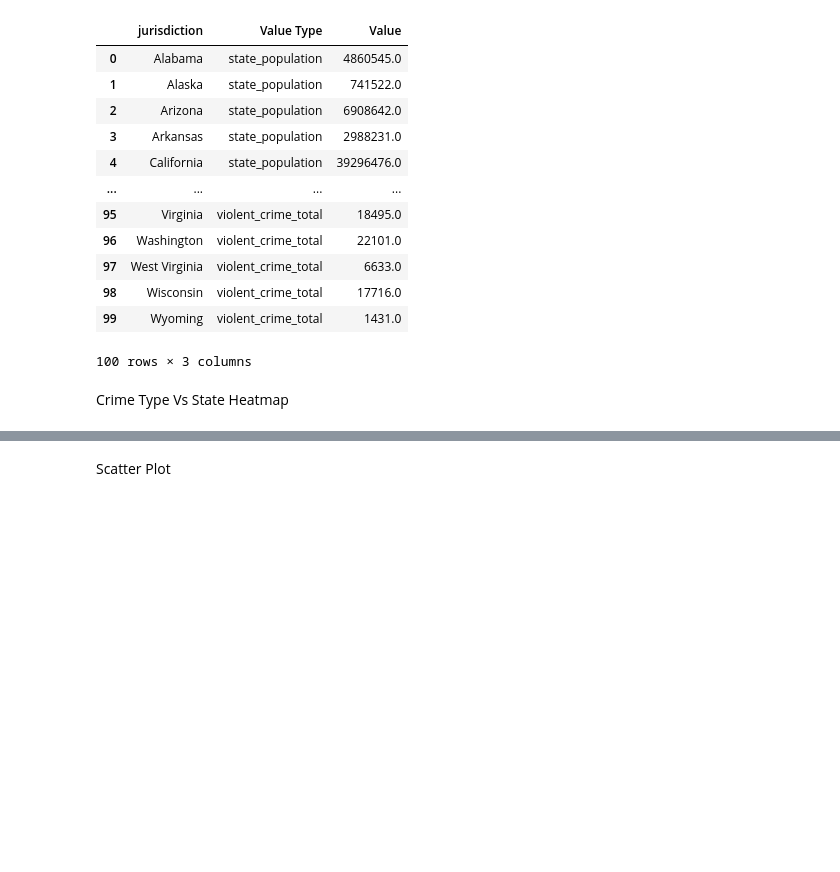
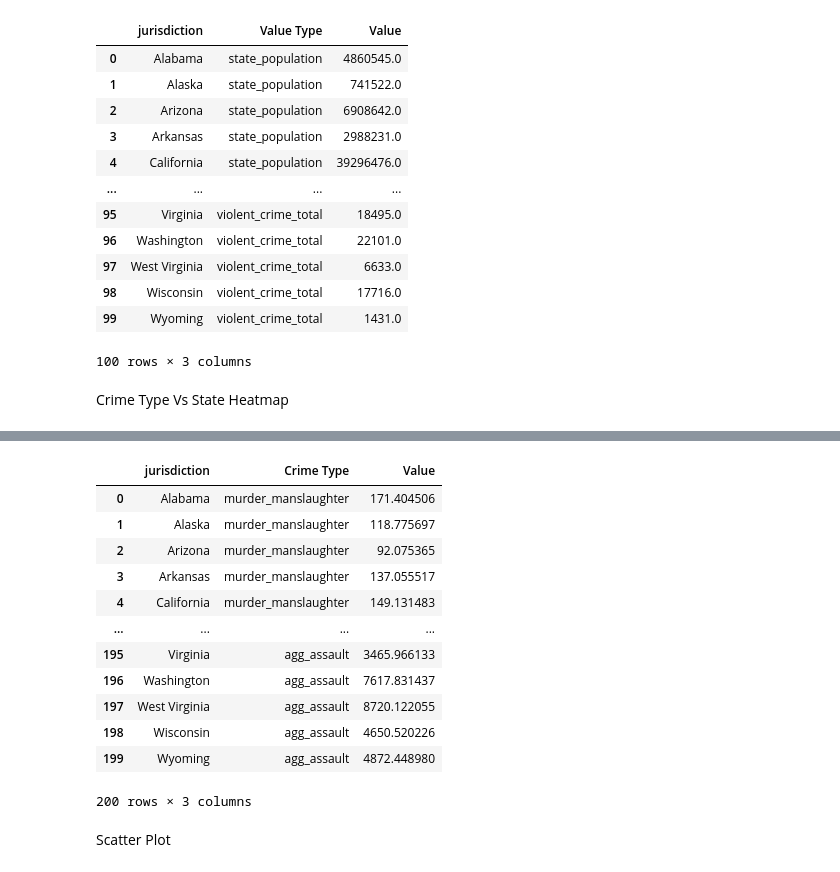
Before and after one commit to Troydehn/Assignment2, a Jupyter notebook: Processing/Processing.ipynb, the cells around one changed output, grey strips where cells are left out. Saved outputs shown, nothing was run; the diff lists cells and outputs as text; code cells hidden in the pictures; blank space fills up the shorter version.

Commit message:
reformatted division of crimes

```diff
--- a/Processing/Processing.ipynb
+++ b/Processing/Processing.ipynb
@@ -33,6 +33,14 @@ df
 df.to_csv("conviction_rate_per10000.csv", index = False)
 # %% [markdown]
 Division Of Crimes
+# %%
+def normalise(data):
+    data[2] = (data[2]/data[1])*10000
+    data[3] = (data[3]/data[1])*10000
+    data[4] = (data[4]/data[1])*10000
+    data[5] = (data[5]/data[1])*10000
+
+    return data
 # %%
 df = pd.read_csv("crime_and_incarceration_by_state.csv")
 df = df[df["year"] == 2016]
@@ -112,6 +144,22 @@ df = df.drop(df.columns[[1]], axis = 1)
 df = df.melt(id_vars = ["jurisdiction"],
         var_name = "Crime Type",
         value_name = "Value")
+# %%
+df
+# %% [output]
+|  | jurisdiction | Crime Type | Value |
+| 0 | Alabama | murder_manslaughter | 171.404506 |
+| 1 | Alaska | murder_manslaughter | 118.775697 |
+| 2 | Arizona | murder_manslaughter | 92.075365 |
+| 3 | Arkansas | murder_manslaughter | 137.055517 |
+| 4 | California | murder_manslaughter | 149.131483 |
+| ... | ... | ... | ... |
+| 195 | Virginia | agg_assault | 3465.966133 |
+| 196 | Washington | agg_assault | 7617.831437 |
+| 197 | West Virginia | agg_assault | 8720.122055 |
+| 198 | Wisconsin | agg_assault | 4650.520226 |
+| 199 | Wyoming | agg_assault | 4872.448980 |
+200 rows × 3 columns
 # %%
 df.to_csv("division_of_crimes.csv", index = False)
 # %% [markdown]
```
Also changed, not shown: parts of 4 cells of this notebook, 1 other file.
